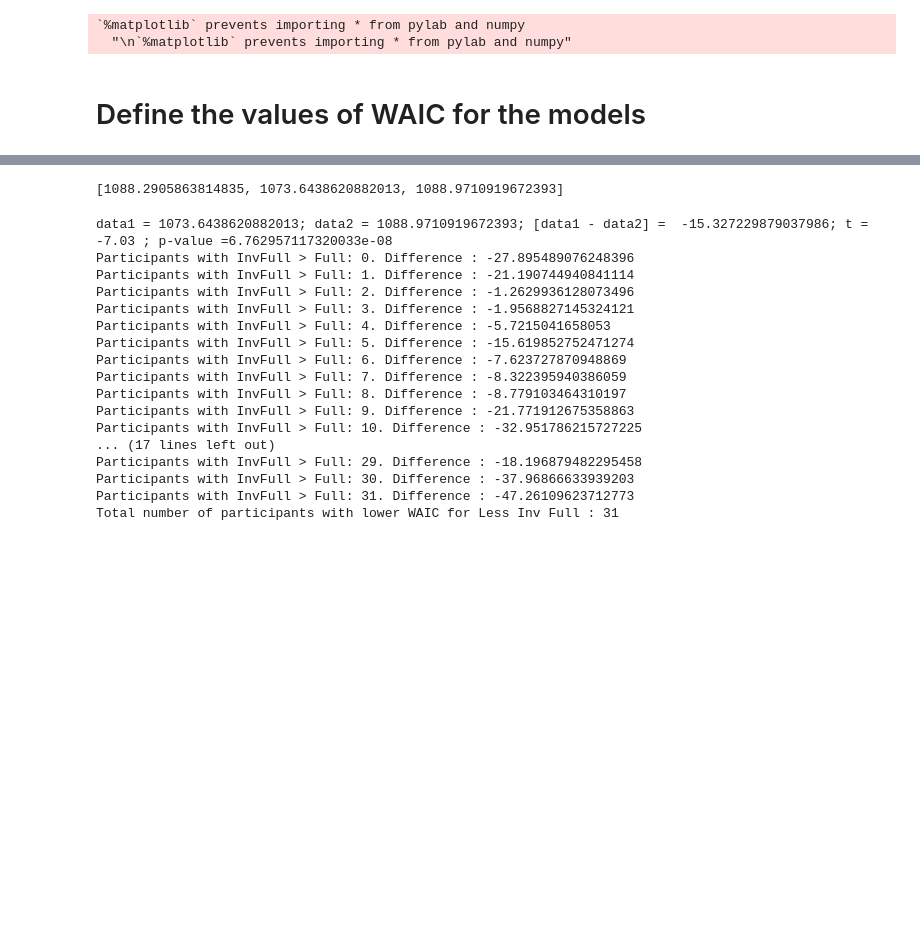
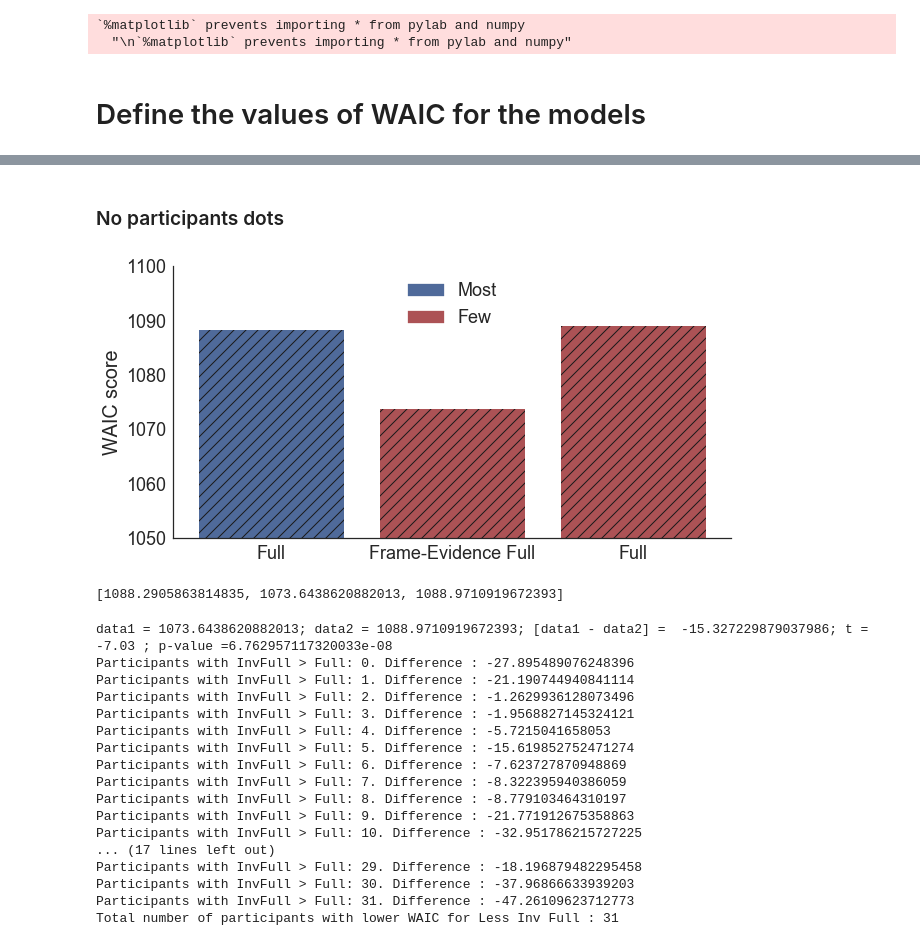
Before and after one commit to pradysepulveda/glamDDM_PF2019, a Jupyter notebook: PF2019_Model_comparison-Individual-Nobias_NoBin_31.ipynb, the cells around one changed output, grey strips where cells are left out. Drawn from its saved outputs; the diff is of its cells as text; code cells hidden in the pictures; blank space fills up the shorter version.

```diff
--- a/PF2019_Model_comparison-Individual-Nobias_NoBin_31.ipynb
+++ b/PF2019_Model_comparison-Individual-Nobias_NoBin_31.ipynb
@@ -103,3 +104,29 @@ plt.show()
+# %% [markdown]
+### No participants dots
+# %%
+fig, ax = plt.subplots(1,1,figsize=(10,5))
+sns.set(style='white', font_scale=1.8)
+
+ax.set_facecolor('xkcd:white')
+plt.bar(x, Models_WAIC, color=['#4F6A9A',  '#AC5255', '#AC5255'],hatch='//')
+plt.xticks(x, ('Full', 'Frame Evidence Full', 'Full'))
+plt.ylim(1050, 1100)
+plt.ylabel('WAIC score')
+
+like_patch = mpatches.Patch(color='#4F6A9A',hatch='//', label='Most')
+dislike_patch = mpatches.Patch(color='#AC5255',hatch='//', label='Few')
+leg = plt.legend(handles=[like_patch,dislike_patch])
+leg.get_frame().set_facecolor('none')
+leg.get_frame().set_linewidth(0.0)
+
+
+sns.despine()
+
+plt.show()
+
+#fig.savefig(str('SavedFigures/GLAM_individual_WAIC_ModelComparison_31.png'), dpi = 200 )
+# %% [output]
+[figure, added]
 # %%
 Models_WAIC
 # %% [output]
```
Also changed, not shown: parts of 9 cells of this notebook, 9 other files.
